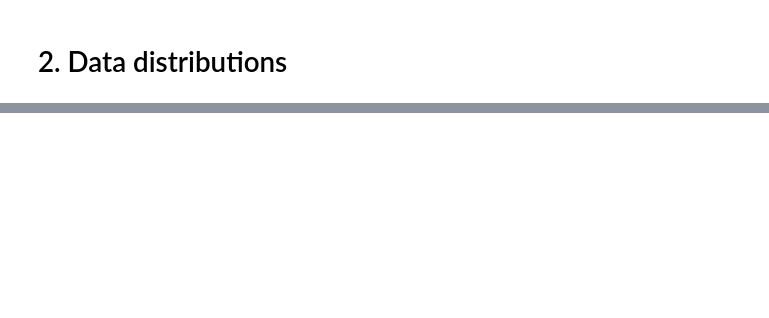
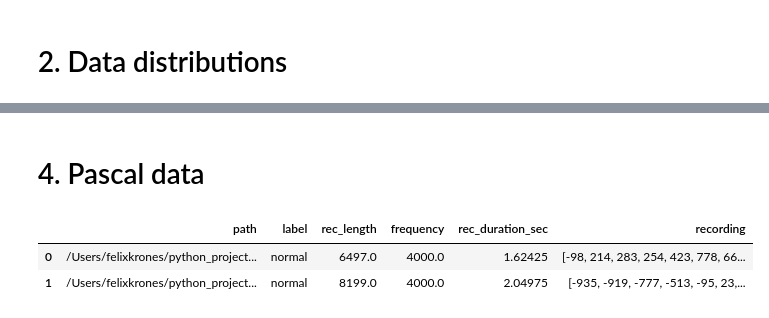
Before and after one commit to Benjamin-Walker/heart-murmur-detection, a Jupyter notebook: data_analysis.ipynb, the cells around one changed output, grey strips where cells are left out. Cells and saved outputs as stored; diff of their text form; code cells hidden in the pictures; blank space fills up the shorter version.

```diff
--- a/data_analysis.ipynb
+++ b/data_analysis.ipynb
@@ -24,7 +28,7 @@ from DeepNet.HumBugDB.lib.PyTorch.vggish.vggish_input import waveform_to_example
 # %%
 # Define paths
-data_folder = "data/00_raw/training_data/"
-output_folder = "data/test/"
+data_folder = "/Users/felixkrones/python_projects/data/physionet_challenge_2022/physionet.org/files/circor-heart-sound/1.0.3/training_data"
+output_folder = "data/challenge_anaylsis/"
 # %%
 def get_features(data, recordings):
     # Extract the age group and replace with the (approximate) number of months for the middle of the age group.
@@ -291,0 +282,2 @@ sns.histplot(complete_pd.loc[complete_pd.murmur==1], x="num_recordings", ax=ax[3
+# %% [markdown]
+# 4. Pascal data
@@ -291,0 +312,6 @@ sns.histplot(complete_pd.loc[complete_pd.murmur==1], x="num_recordings", ax=ax[3
+# %%
+df_pascal.head(2)
+# %% [output]
+|  | path | label | rec_length | frequency | rec_duration_sec | recording |
+| 0 | /Users/felixkrones/python_project... | normal | 6497.0 | 4000.0 | 1.62425 | [-98, 214, 283, 254, 423, 778, 66... |
+| 1 | /Users/felixkrones/python_project... | normal | 8199.0 | 4000.0 | 2.04975 | [-935, -919, -777, -513, -95, 23,... |
```
Also changed, not shown: parts of 38 cells of this notebook, 12 other files.
